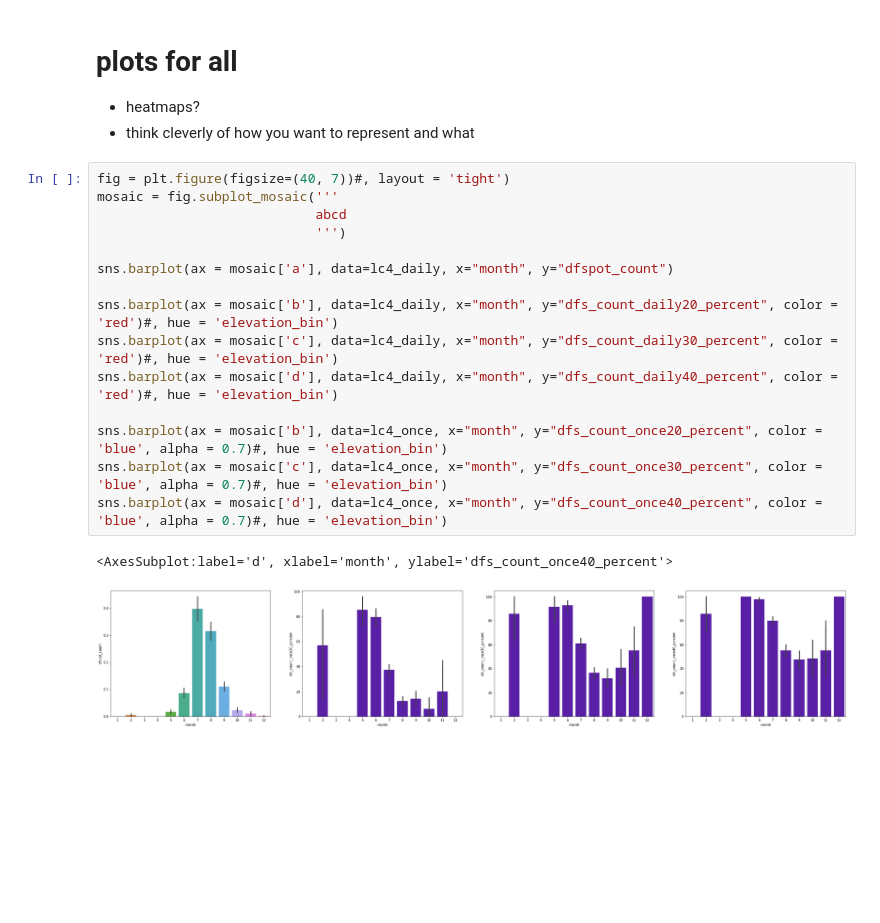
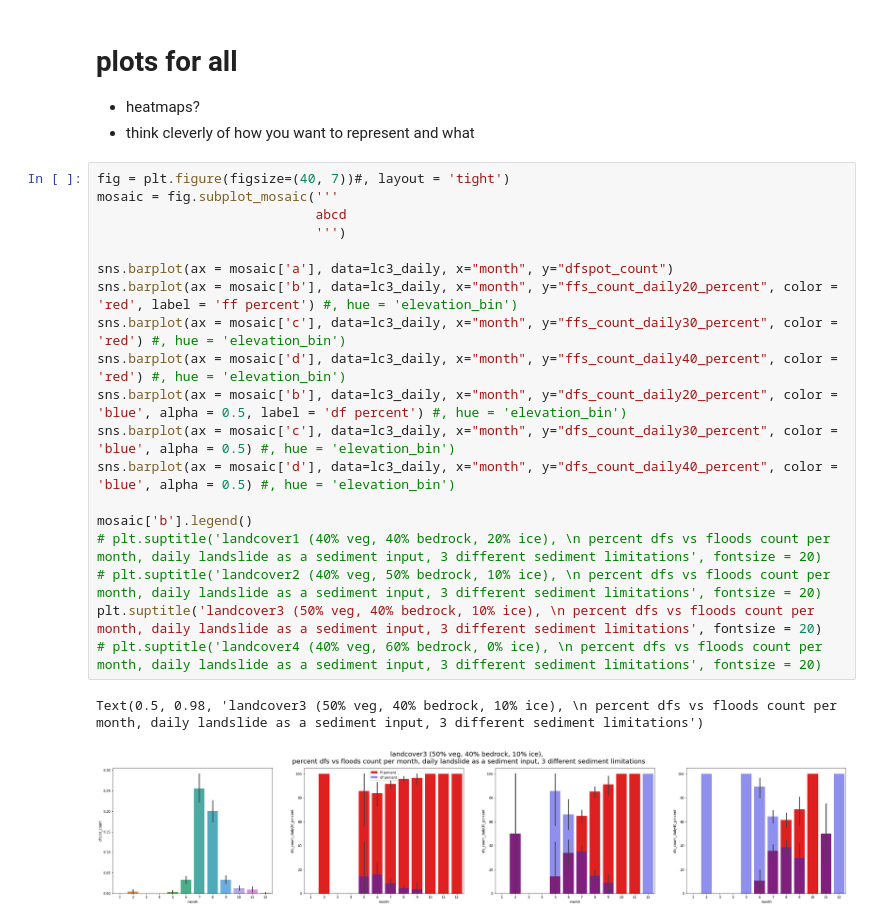
Before and after one commit to varyabazilova/sedcas_sediments_hma, a Jupyter notebook: 202406_modelruns/floods_per_month_plots_test.ipynb, the cells around one changed output. Saved outputs shown, nothing was run; the diff lists cells and outputs as text; blank space fills up the shorter version.

```diff
--- a/202406_modelruns/floods_per_month_plots_test.ipynb
+++ b/202406_modelruns/floods_per_month_plots_test.ipynb
@@ -291,21 +292,25 @@ Index(['year', 'month', 'elevation', 'elevation_bin', 'id', 'dfs_count_once20',
 # %%
 fig = plt.figure(figsize=(40, 7))#, layout = 'tight')
 mosaic = fig.subplot_mosaic('''
                             abcd
                             ''')
 
-sns.barplot(ax = mosaic['a'], data=lc4_daily, x="month", y="dfspot_count")
+sns.barplot(ax = mosaic['a'], data=lc3_daily, x="month", y="dfspot_count")
+sns.barplot(ax = mosaic['b'], data=lc3_daily, x="month", y="ffs_count_daily20_percent", color = 'red', label = 'ff percent') #, hue = 'elevation_bin')
+sns.barplot(ax = mosaic['c'], data=lc3_daily, x="month", y="ffs_count_daily30_percent", color = 'red') #, hue = 'elevation_bin')
+sns.barplot(ax = mosaic['d'], data=lc3_daily, x="month", y="ffs_count_daily40_percent", color = 'red') #, hue = 'elevation_bin')
+sns.barplot(ax = mosaic['b'], data=lc3_daily, x="month", y="dfs_count_daily20_percent", color = 'blue', alpha = 0.5, label = 'df percent') #, hue = 'elevation_bin')
+sns.barplot(ax = mosaic['c'], data=lc3_daily, x="month", y="dfs_count_daily30_percent", color = 'blue', alpha = 0.5) #, hue = 'elevation_bin')
+sns.barplot(ax = mosaic['d'], data=lc3_daily, x="month", y="dfs_count_daily40_percent", color = 'blue', alpha = 0.5) #, hue = 'elevation_bin')
 
-sns.barplot(ax = mosaic['b'], data=lc4_daily, x="month", y="dfs_count_daily20_percent", color = 'red')#, hue = 'elevation_bin')
-sns.barplot(ax = mosaic['c'], data=lc4_daily, x="month", y="dfs_count_daily30_percent", color = 'red')#, hue = 'elevation_bin')
-sns.barplot(ax = mosaic['d'], data=lc4_daily, x="month", y="dfs_count_daily40_percent", color = 'red')#, hue = 'elevation_bin')
-
-sns.barplot(ax = mosaic['b'], data=lc4_once, x="month", y="dfs_count_once20_percent", color = 'blue', alpha = 0.7)#, hue = 'elevation_bin')
-sns.barplot(ax = mosaic['c'], data=lc4_once, x="month", y="dfs_count_once30_percent", color = 'blue', alpha = 0.7)#, hue = 'elevation_bin')
-sns.barplot(ax = mosaic['d'], data=lc4_once, x="month", y="dfs_count_once40_percent", color = 'blue', alpha = 0.7)#, hue = 'elevation_bin')
+mosaic['b'].legend()
+# plt.suptitle('landcover1 (40% veg, 40% bedrock, 20% ice), \n percent dfs vs floods count per month, daily landslide as a sediment input, 3 different sediment limitations', fontsize = 20)
+# plt.suptitle('landcover2 (40% veg, 50% bedrock, 10% ice), \n percent dfs vs floods count per month, daily landslide as a sediment input, 3 different sediment limitations', fontsize = 20)
+plt.suptitle('landcover3 (50% veg, 40% bedrock, 10% ice), \n percent dfs vs floods count per month, daily landslide as a sediment input, 3 different sediment limitations', fontsize = 20)
+# plt.suptitle('landcover4 (40% veg, 60% bedrock, 0% ice), \n percent dfs vs floods count per month, daily landslide as a sediment input, 3 different sediment limitations', fontsize = 20)
 # %% [output]
-<AxesSubplot:label='d', xlabel='month', ylabel='dfs_count_once40_percent'>
+Text(0.5, 0.98, 'landcover3 (50% veg, 40% bedrock, 10% ice), \n percent dfs vs floods count per month, daily landslide as a sediment input, 3 different sediment limitations')
-[figure, old version]
+[figure, new version]
 # %%
 fig = plt.figure(figsize=(40, 7))#, layout = 'tight')
 mosaic = fig.subplot_mosaic('''
```
Also changed, not shown: parts of 9 cells of this notebook, 7 other files.
